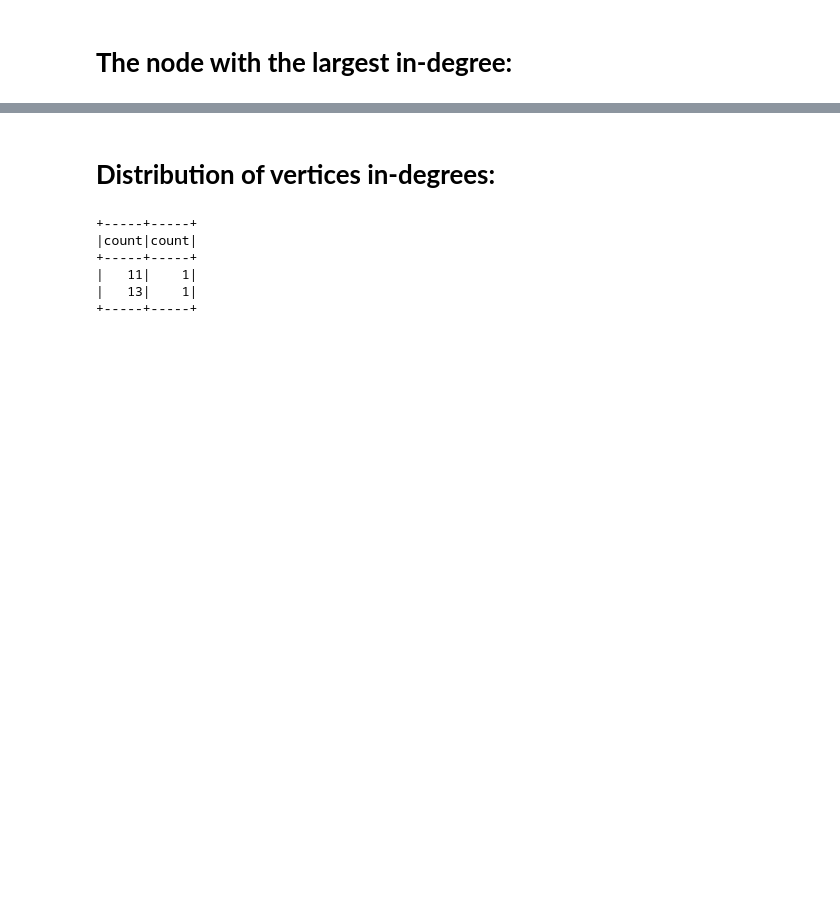
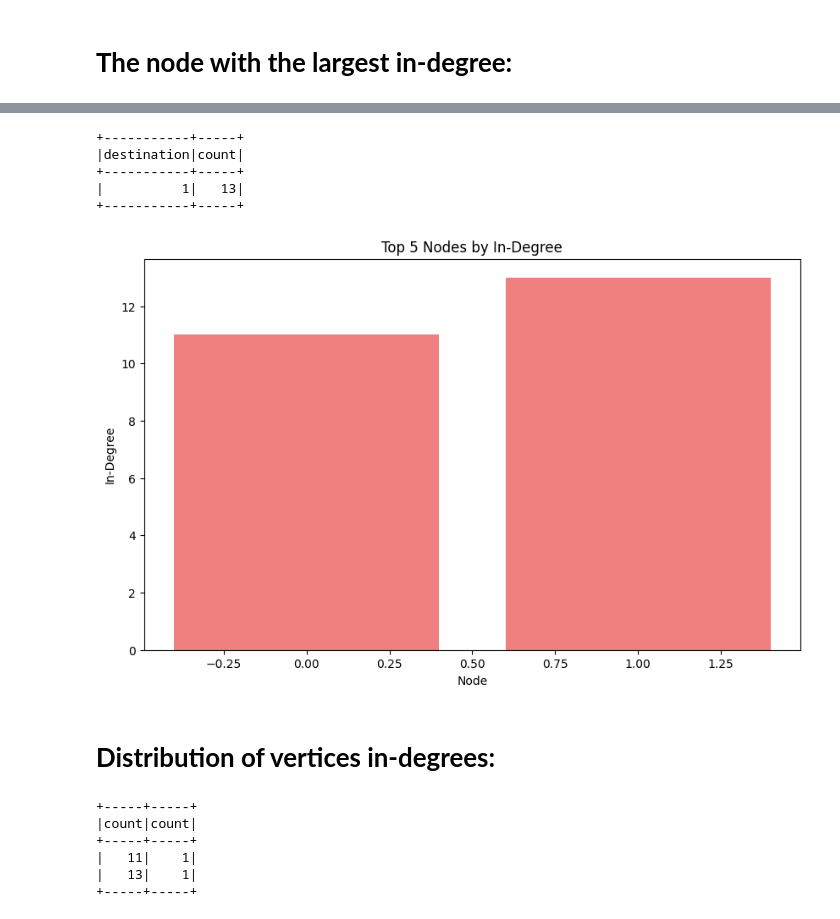
Before and after one commit to Oluwatosin-Babatunde/bikesales_datadive, a Jupyter notebook: oluwatosin_agbaakin_lab_4.ipynb, the cells around one changed output, grey strips where cells are left out. Saved outputs shown, nothing was run; the diff lists cells and outputs as text; code cells hidden in the pictures; blank space fills up the shorter version.

```diff
--- a/oluwatosin_agbaakin_lab_4.ipynb
+++ b/oluwatosin_agbaakin_lab_4.ipynb
@@ -306,3 +304,29 @@ in_degree.show()
+# %%
+in_degree = graph_df.groupBy("destination") \
+    .count() \
+    .orderBy(desc("count")) \
+    .limit(1)
+
+# Show the result
+in_degree.show()
+
+# Convert to Pandas DataFrame for visualization
+top_in_degree_pd = top_in_degree.toPandas()
+
+# Plotting top 5 nodes by in-degree
+plt.figure(figsize=(10, 6))
+plt.bar(top_in_degree_pd["destination"], top_in_degree_pd["count"], color='lightcoral')
+plt.title("Top 5 Nodes by In-Degree")
+plt.xlabel("Node")
+plt.ylabel("In-Degree")
+plt.show()
+# %% [output]
++-----------+-----+
+|destination|count|
++-----------+-----+
+|          1|   13|
++-----------+-----+
+[figure, added]
 # %% [markdown]
 # **Distribution of vertices in-degrees:**
 # %%
```
Also changed, not shown: parts of 3 cells of this notebook.
